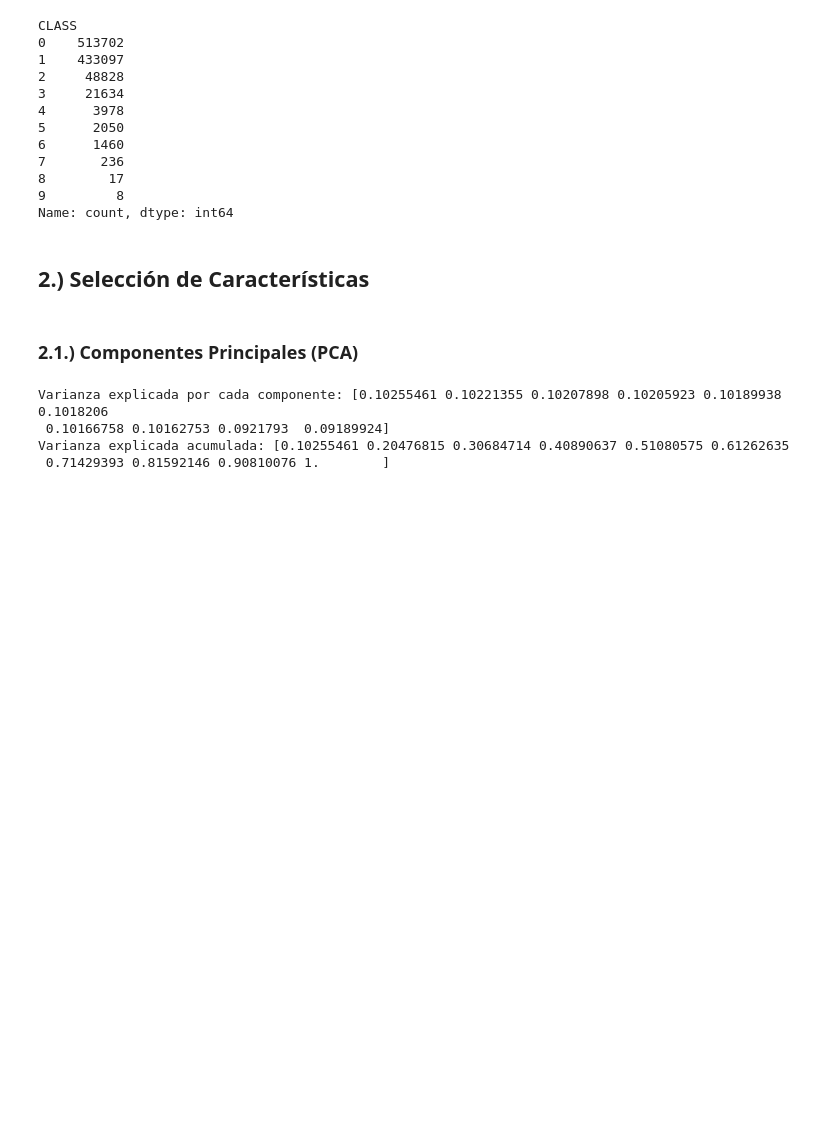
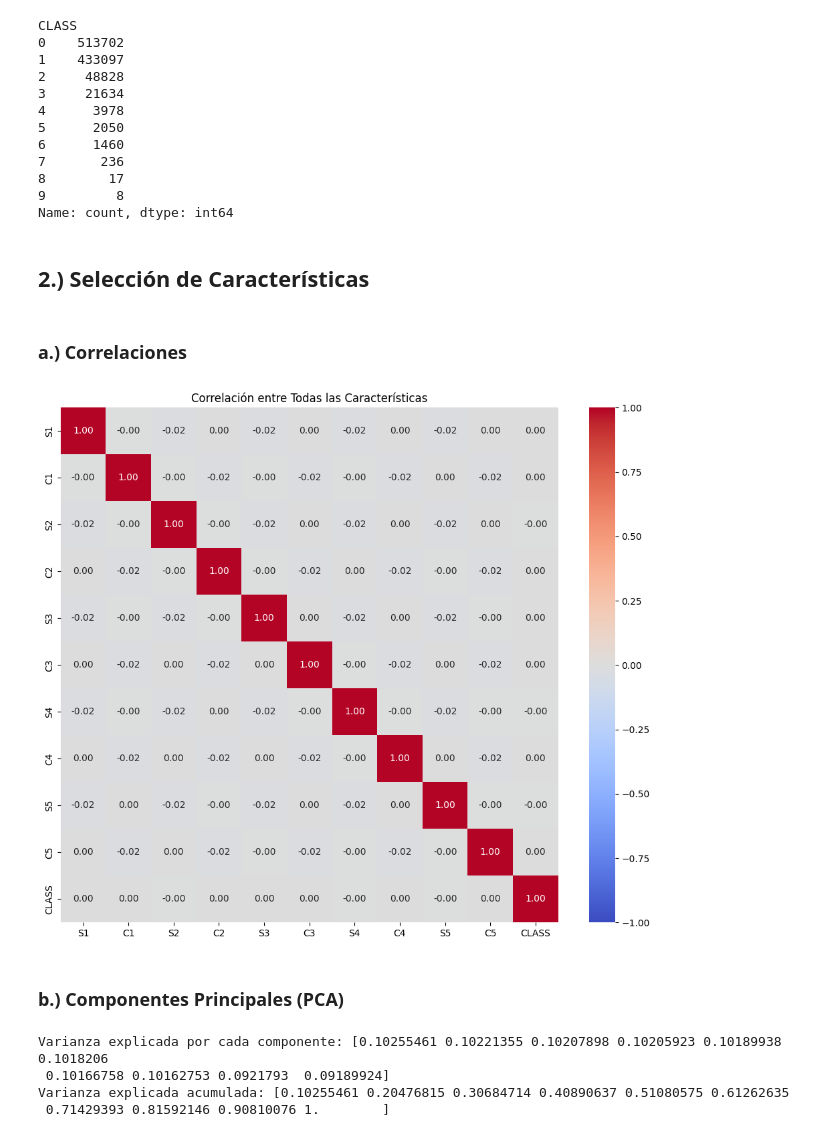
Before and after one commit to tsbedoya/ELE-Machine-Learning, a Jupyter notebook: repo/PokerHand.ipynb, the cells around one changed output. Drawn from its saved outputs; the diff is of its cells as text; code cells hidden in the pictures; blank space fills up the shorter version.

Commit message:
Selección de caracteristicas (Correlación y Random Forest)

```diff
--- a/repo/PokerHand.ipynb
+++ b/repo/PokerHand.ipynb
@@ -75,8 +76,21 @@ CLASS
 Name: count, dtype: int64
 # %% [markdown]
 ## 2.) Selección de Características
+# %% [markdown]
+### a.) Correlaciones
+# %%
+# Calculando la matriz de correlación para todas las características
+full_correlation_matrix = df.corr()
+
+# Visualizando la matriz de correlación completa
+plt.figure(figsize=(12, 10))
+sns.heatmap(full_correlation_matrix, annot=True, cmap='coolwarm', fmt=".2f", vmin=-1, vmax=1)
+plt.title('Correlación entre Todas las Características')
+plt.show()
+# %% [output]
+[figure, added]
 # %% [markdown]
-### 2.1.) Componentes Principales (PCA)
+### b.) Componentes Principales (PCA)
 # %%
 from sklearn.preprocessing import StandardScaler
 from sklearn.decomposition import PCA
```
Also changed, not shown: parts of 3 cells of this notebook.
